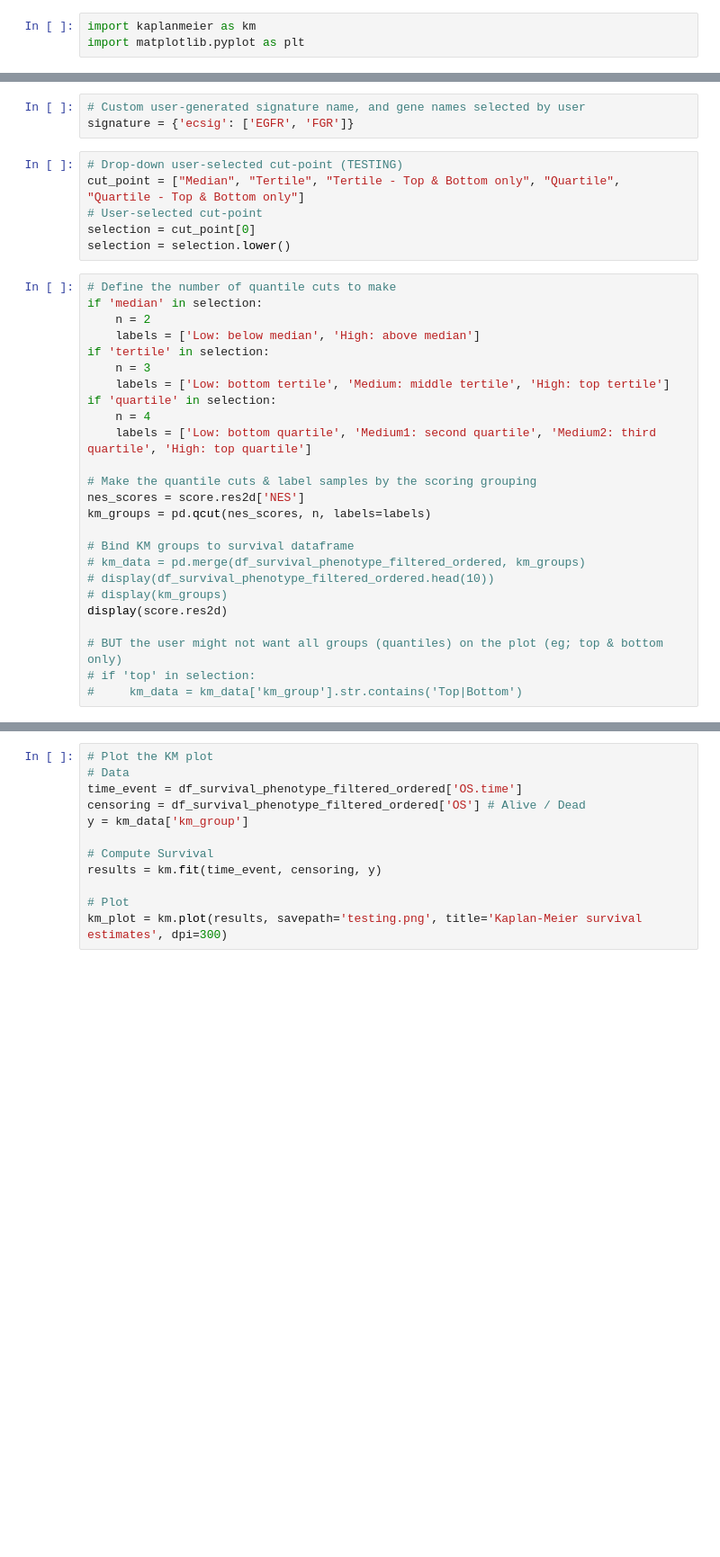
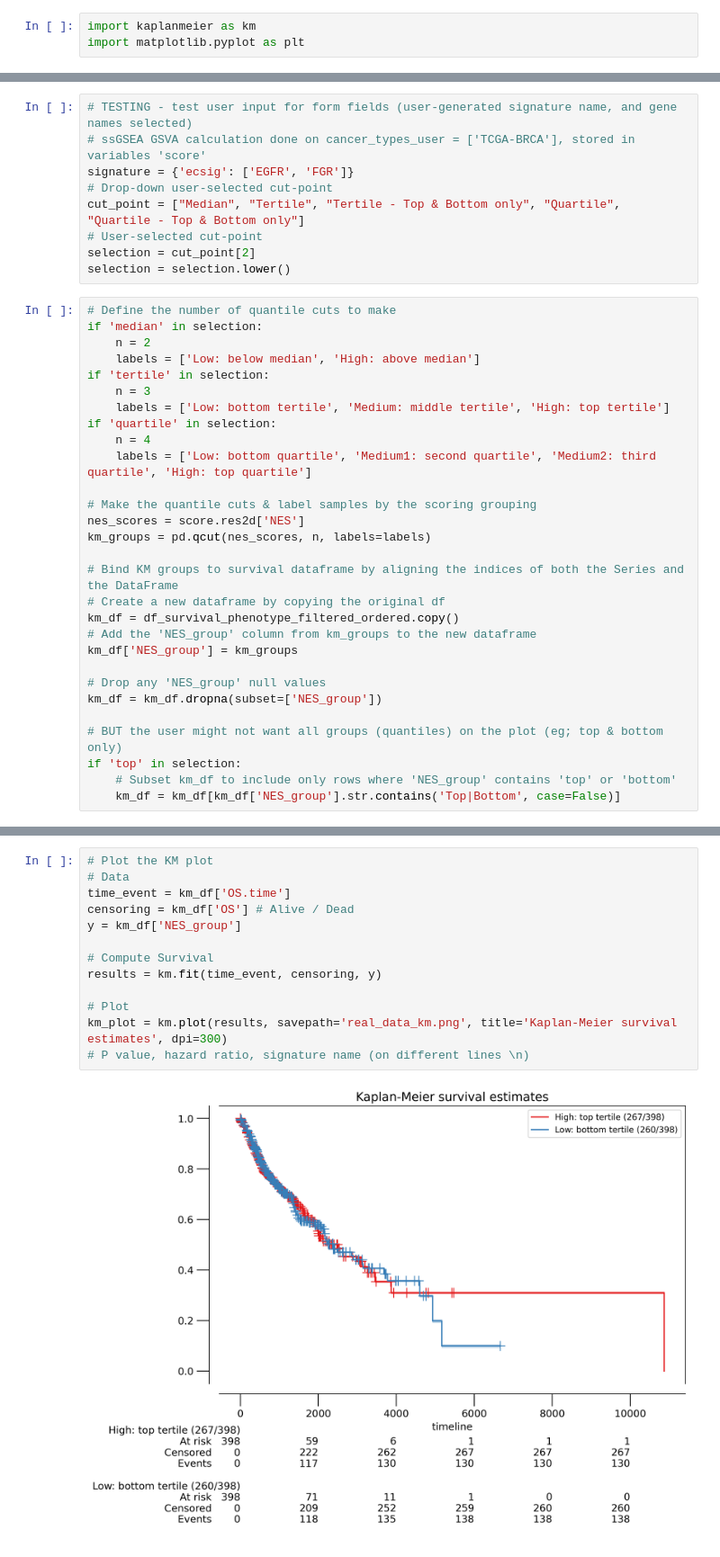
Before and after one commit to erincameron11/survival-analysis-tool, a Jupyter notebook: DataAnalysis.ipynb, the cells around one changed output, grey strips where cells are left out. Shown: that part at 90% size. Saved outputs shown, nothing was run; the diff lists cells and outputs as text; blank space fills up the shorter version.

```diff
--- a/DataAnalysis.ipynb
+++ b/DataAnalysis.ipynb
@@ -513,14 +495,14 @@ display(df_survival_phenotype_filtered_ordered)
 
 ---
 # %%
-# Custom user-generated signature name, and gene names selected by user
+# TESTING - test user input for form fields (user-generated signature name, and gene names selected)
+# ssGSEA GSVA calculation done on cancer_types_user = ['TCGA-BRCA'], stored in variables 'score'
 signature = {'ecsig': ['EGFR', 'FGR']}
+# Drop-down user-selected cut-point
+cut_point = ["Median", "Tertile", "Tertile - Top & Bottom only", "Quartile", "Quartile - Top & Bottom only"]
+# User-selected cut-point
+selection = cut_point[2]
+selection = selection.lower()
-# %%
-# Drop-down user-selected cut-point (TESTING)
-cut_point = ["Median", "Tertile", "Tertile - Top & Bottom only", "Quartile", "Quartile - Top & Bottom only"]
-# User-selected cut-point
-selection = cut_point[0]
-selection = selection.lower()
 # %%
 # Define the number of quantile cuts to make
 if 'median' in selection:
@@ -537,12 +519,16 @@ if 'quartile' in selection:
 nes_scores = score.res2d['NES']
 km_groups = pd.qcut(nes_scores, n, labels=labels)
 
-# Bind KM groups to survival dataframe
-# km_data = pd.merge(df_survival_phenotype_filtered_ordered, km_groups)
-# display(df_survival_phenotype_filtered_ordered.head(10))
-# display(km_groups)
-display(score.res2d)
+# Bind KM groups to survival dataframe by aligning the indices of both the Series and the DataFrame
+# Create a new dataframe by copying the original df
+km_df = df_survival_phenotype_filtered_ordered.copy()
+# Add the 'NES_group' column from km_groups to the new dataframe
+km_df['NES_group'] = km_groups
+
+# Drop any 'NES_group' null values
+km_df = km_df.dropna(subset=['NES_group'])
 
 # BUT the user might not want all groups (quantiles) on the plot (eg; top & bottom only)
-# if 'top' in selection:
-#     km_data = km_data['km_group'].str.contains('Top|Bottom')
+if 'top' in selection:
+    # Subset km_df to include only rows where 'NES_group' contains 'top' or 'bottom'
+    km_df = km_df[km_df['NES_group'].str.contains('Top|Bottom', case=False)]
@@ -549,12 +575,15 @@ display(score.res2d)
 # %%
 # Plot the KM plot
 # Data
-time_event = df_survival_phenotype_filtered_ordered['OS.time']
-censoring = df_survival_phenotype_filtered_ordered['OS'] # Alive / Dead
-y = km_data['km_group']
+time_event = km_df['OS.time']
+censoring = km_df['OS'] # Alive / Dead
+y = km_df['NES_group']
 
 # Compute Survival
 results = km.fit(time_event, censoring, y)
 
 # Plot
-km_plot = km.plot(results, savepath='testing.png', title='Kaplan-Meier survival estimates', dpi=300)
+km_plot = km.plot(results, savepath='real_data_km.png', title='Kaplan-Meier survival estimates', dpi=300)
+# P value, hazard ratio, signature name (on different lines \n)
+# %% [output]
+[figure, added]
```
Also changed, not shown: parts of 13 cells of this notebook, 2 other files.
